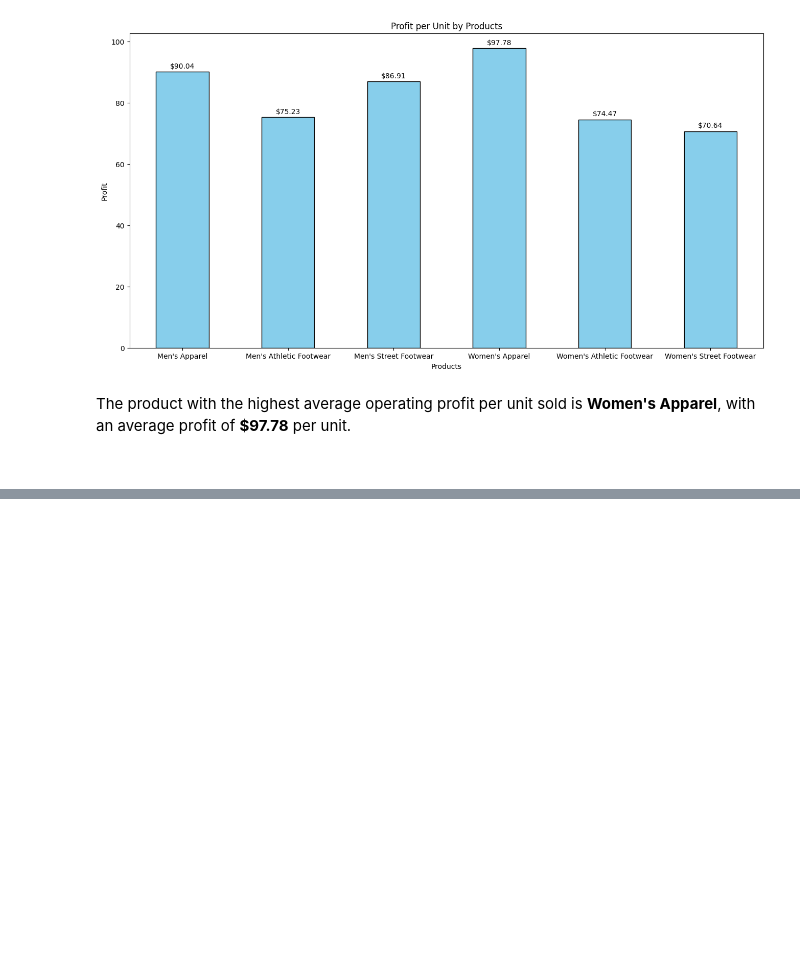
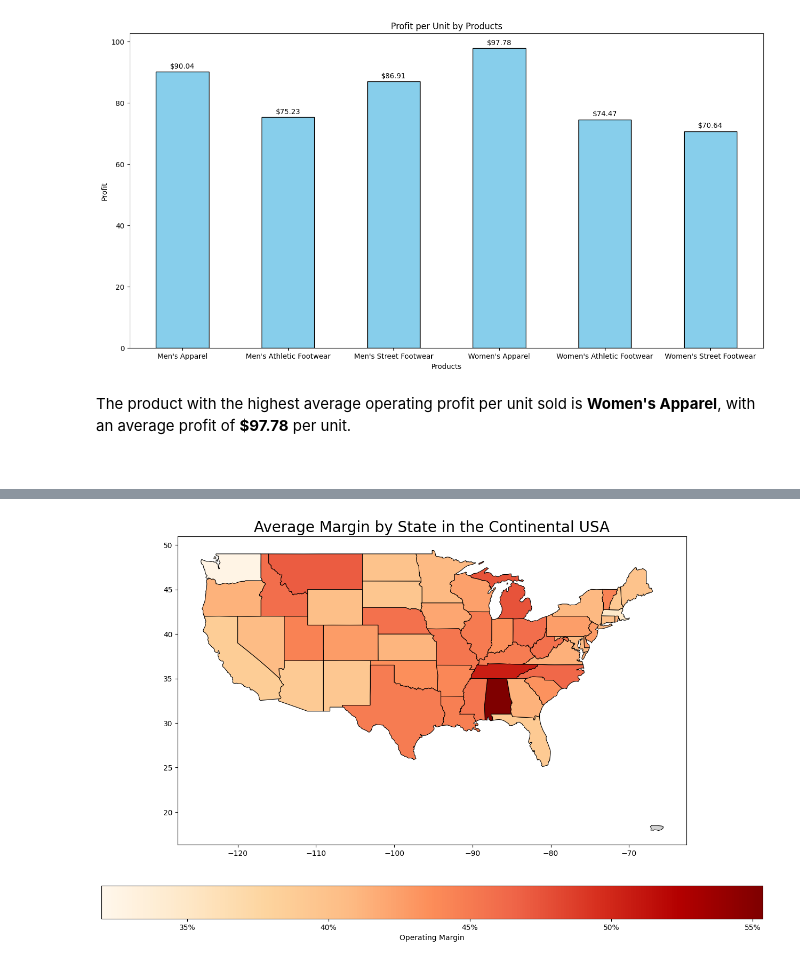
Before and after one commit to GrzegorzPus/Adidas-US-Sales-Analysis, a Jupyter notebook: Sales Analysis.ipynb, the cells around one changed output, grey strips where cells are left out. Saved outputs shown, nothing was run; the diff lists cells and outputs as text; code cells hidden in the pictures; blank space fills up the shorter version.

```diff
--- a/Sales Analysis.ipynb
+++ b/Sales Analysis.ipynb
@@ -950,0 +960,3 @@ The product with the highest average operating profit per unit sold is **Women's
+# %%
+operating_margin_by_state = df.groupby('State')['Operating Margin'].mean().round(4).reset_index()
+operating_margin_by_state
@@ -950,0 +981,24 @@ The product with the highest average operating profit per unit sold is **Women's
+# %%
+states = gpd.read_file("https://raw.githubusercontent.com/PublicaMundi/MappingAPI/master/data/geojson/us-states.json")
+states['name'] = states['name'].str.title()
+operating_margin_by_state['State'] = operating_margin_by_state['State'].str.title()
+states = states[~states['name'].isin(['Alaska', 'Hawaii'])]
+states = states.merge(operating_margin_by_state, how='left', left_on='name', right_on='State')
+
+missing_color = 'lightgrey'
+vmin, vmax = operating_margin_by_state['Operating Margin'].min(), operating_margin_by_state['Operating Margin'].max()
+
+fig, ax = plt.subplots(1, 1, figsize=(16, 10))
+states.plot(column='Operating Margin', ax=ax, legend=False, cmap='OrRd', edgecolor='black', linewidth=0.8,
+            missing_kwds={'color': missing_color, 'label': 'No data'}, vmin=vmin, vmax=vmax)
+cbar = plt.colorbar(ax.collections[0], ax=ax, orientation="horizontal", pad=0.1)
+cbar.set_label("Operating Margin")
+
+def format_func(value, tick_number):
+        return f'{value * 100:.0f}%'
+
+cbar.ax.xaxis.set_major_formatter(plt.FuncFormatter(format_func))
+plt.title('Average Margin by State in the Continental USA', fontsize=20)
+plt.show()
+# %% [output]
+[figure, added]
```
Also changed, not shown: parts of 73 cells of this notebook.
